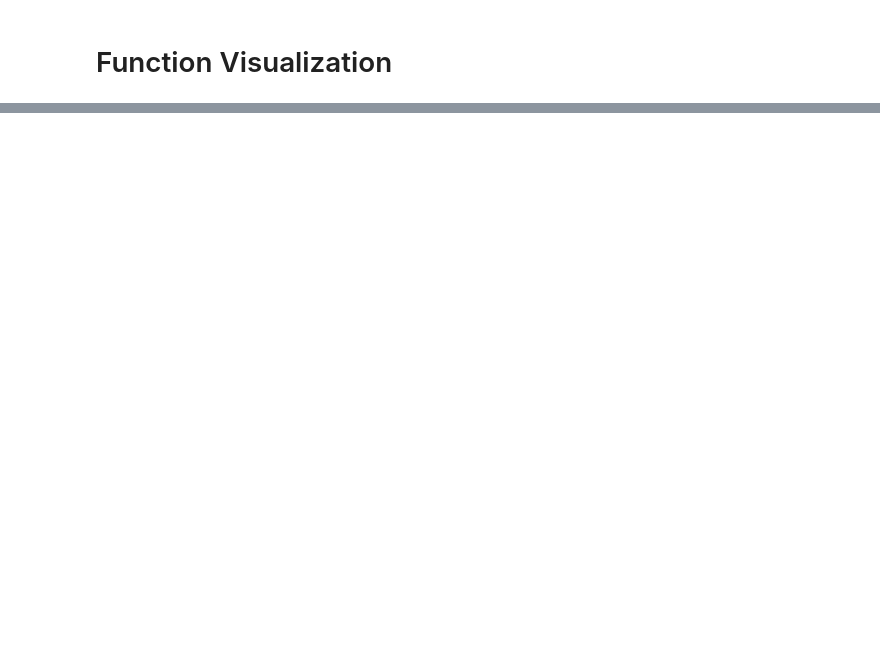
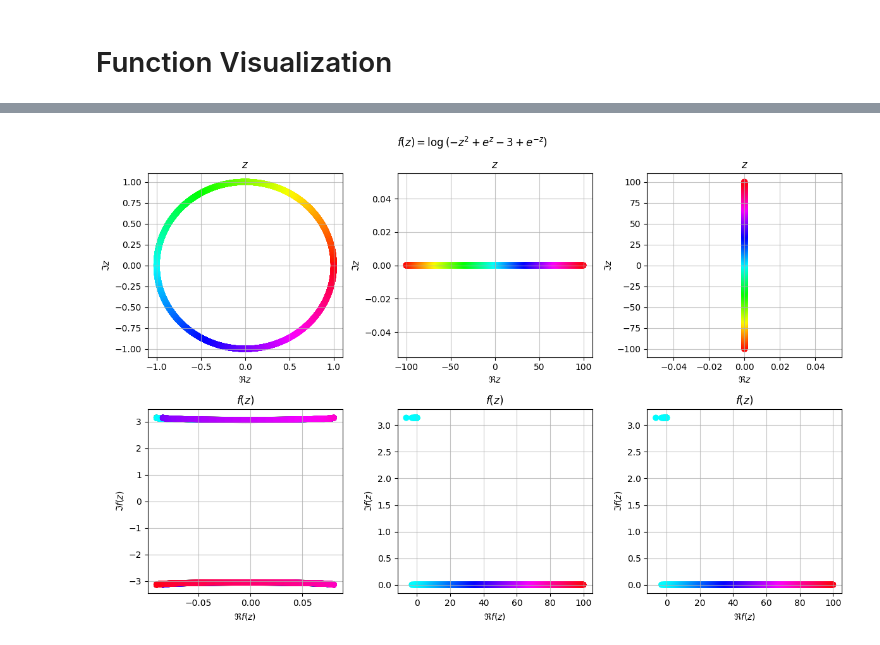
Before and after one commit to IMLL1/complexFunctions, a Jupyter notebook: ComplexFuncs.ipynb, the cells around one changed output, grey strips where cells are left out. Saved outputs shown, nothing was run; the diff lists cells and outputs as text; code cells hidden in the pictures; blank space fills up the shorter version.

```diff
--- a/ComplexFuncs.ipynb
+++ b/ComplexFuncs.ipynb
@@ -85,0 +101,50 @@ plt.show()
+# %%
+theta = np.linspace(0,2*np.pi, int(1e4))
+fUnitCirc = fNumpy(np.cos(theta),np.sin(theta))
+linScale = np.linspace(-100,100,int(1e4))
+fReAx = fNumpy(linScale, 0)
+fImAx = fNumpy(linScale, 0)
+# %%
+plt.figure(figsize=(12, 8))
+plt.set_cmap("hsv")
+plt.suptitle("$f(z)=" + sym.latex(f_z) + "$")
+
+plt.subplot(2, 3, 1)
+plt.scatter(np.cos(theta), np.sin(theta), c=theta)
+plt.xlabel("$\Re z$")
+plt.ylabel("$\Im z$")
+plt.title("$z$")
+
+plt.subplot(2, 3, 1 + 3)
+plt.scatter(np.real(fUnitCirc), np.imag(fUnitCirc), c=theta)
+plt.xlabel("$\Re f(z)$")
+plt.ylabel("$\Im f(z)$")
+plt.title("$f(z)$")
+
+plt.subplot(2, 3, 2)
+plt.scatter(linScale, 0 * linScale, c=linScale)
+plt.xlabel("$\Re z$")
+plt.ylabel("$\Im z$")
+plt.title("$z$")
+
+plt.subplot(2, 3, 2 + 3)
+plt.scatter(np.real(fReAx), np.imag(fReAx), c=linScale)
+plt.xlabel("$\Re f(z)$")
+plt.ylabel("$\Im f(z)$")
+plt.title("$f(z)$")
+
+plt.subplot(2, 3, 3)
+plt.scatter(0 * linScale, linScale, c=linScale)
+plt.xlabel("$\Re z$")
+plt.ylabel("$\Im z$")
+plt.title("$z$")
+
+plt.subplot(2, 3, 3 + 3)
+plt.scatter(np.real(fImAx), np.imag(fImAx), c=linScale)
+plt.xlabel("$\Re f(z)$")
+plt.ylabel("$\Im f(z)$")
+plt.title("$f(z)$")
+
+plt.tight_layout()
+# %% [output]
+[figure, added]
```
Also changed, not shown: parts of 10 cells of this notebook, 1 other file.
